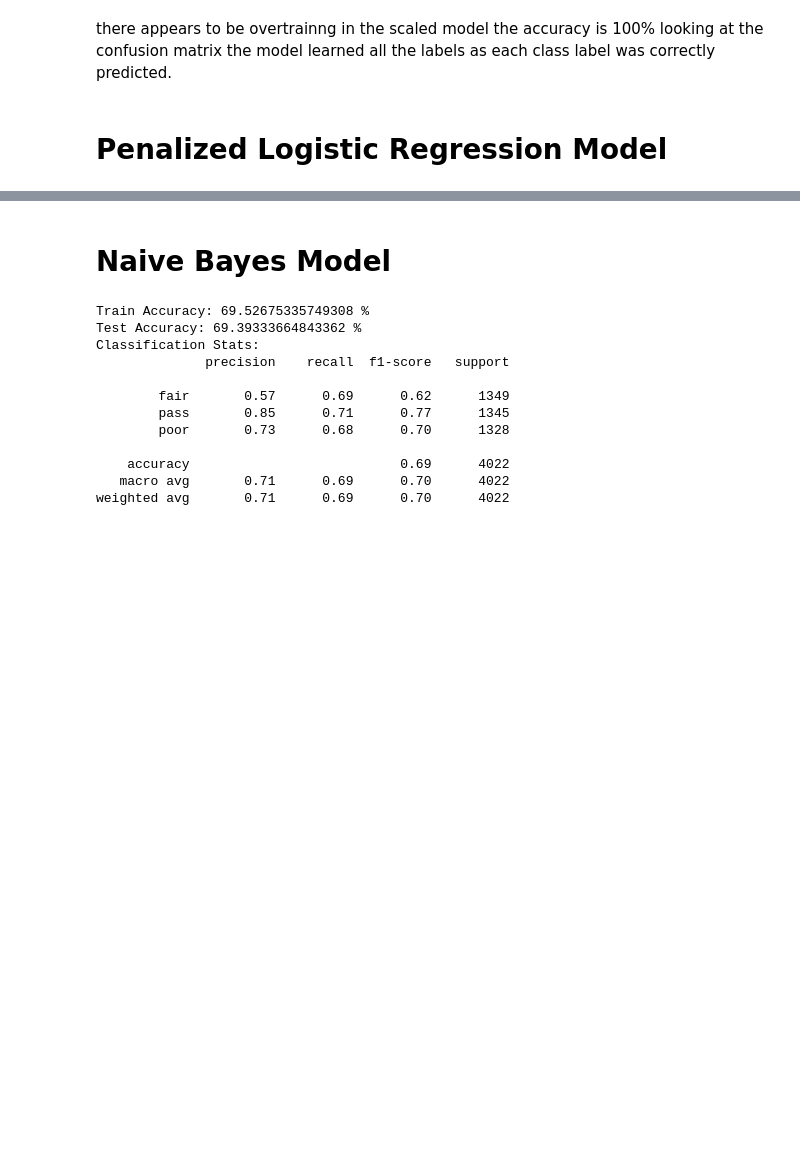
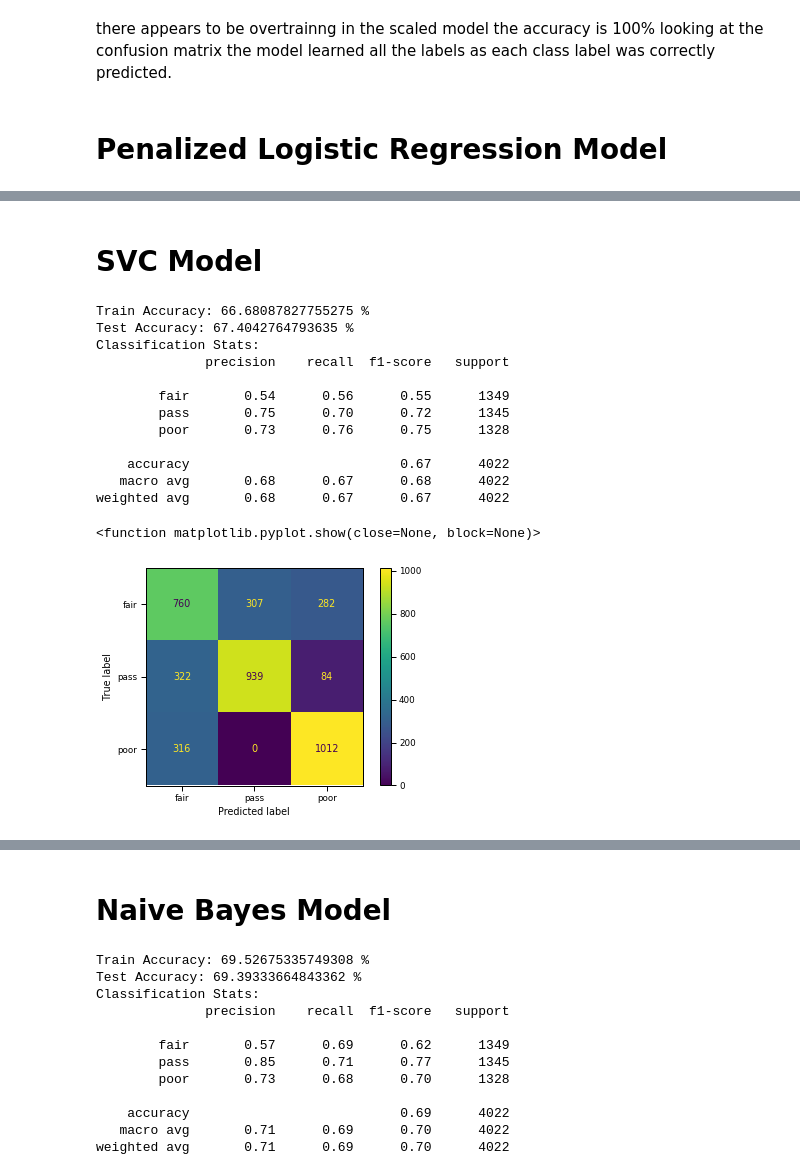
Before and after one commit to Oscar-Gil-Data/ADS-599B, a Jupyter notebook: Code Library Folder/Modeling(LA).ipynb, the cells around one changed output, grey strips where cells are left out. Saved outputs shown, nothing was run; the diff lists cells and outputs as text; code cells hidden in the pictures; blank space fills up the shorter version.

```diff
--- a/Code Library Folder/Modeling(LA).ipynb
+++ b/Code Library Folder/Modeling(LA).ipynb
@@ -298,0 +354,32 @@ weighted avg       0.75      0.76      0.75      4022
+# %% [markdown]
+# SVC Model
+# %%
+#SVC model
+svc = SVC(random_state=599)
+svc.fit(X_train,y_train)
+y_pred = svc.predict(X_test)
+# print accuracy
+svcX = svc.predict(X_train)
+print('Train Accuracy:', float(accuracy_score(y_train, svcX))*100, '%')
+print('Test Accuracy:', float(accuracy_score(y_test, y_pred))*100, '%')
+print('Classification Stats:')
+print(classification_report(y_test,y_pred))
+#plot confusion matrix for logistic regression model
+svc1=svc.fit(X_train,y_train)
+plot_confusion_matrix(svc1,X_test,y_test)
+plt.show
+# %% [output]
+Train Accuracy: 66.68087827755275 %
+Test Accuracy: 67.4042764793635 %
+Classification Stats:
+              precision    recall  f1-score   support
+
+        fair       0.54      0.56      0.55      1349
+        pass       0.75      0.70      0.72      1345
+        poor       0.73      0.76      0.75      1328
+
+    accuracy                           0.67      4022
+   macro avg       0.68      0.67      0.68      4022
+weighted avg       0.68      0.67      0.67      4022
+<function matplotlib.pyplot.show(close=None, block=None)>
+[figure, added]
```
Also changed, not shown: parts of 11 cells of this notebook.
